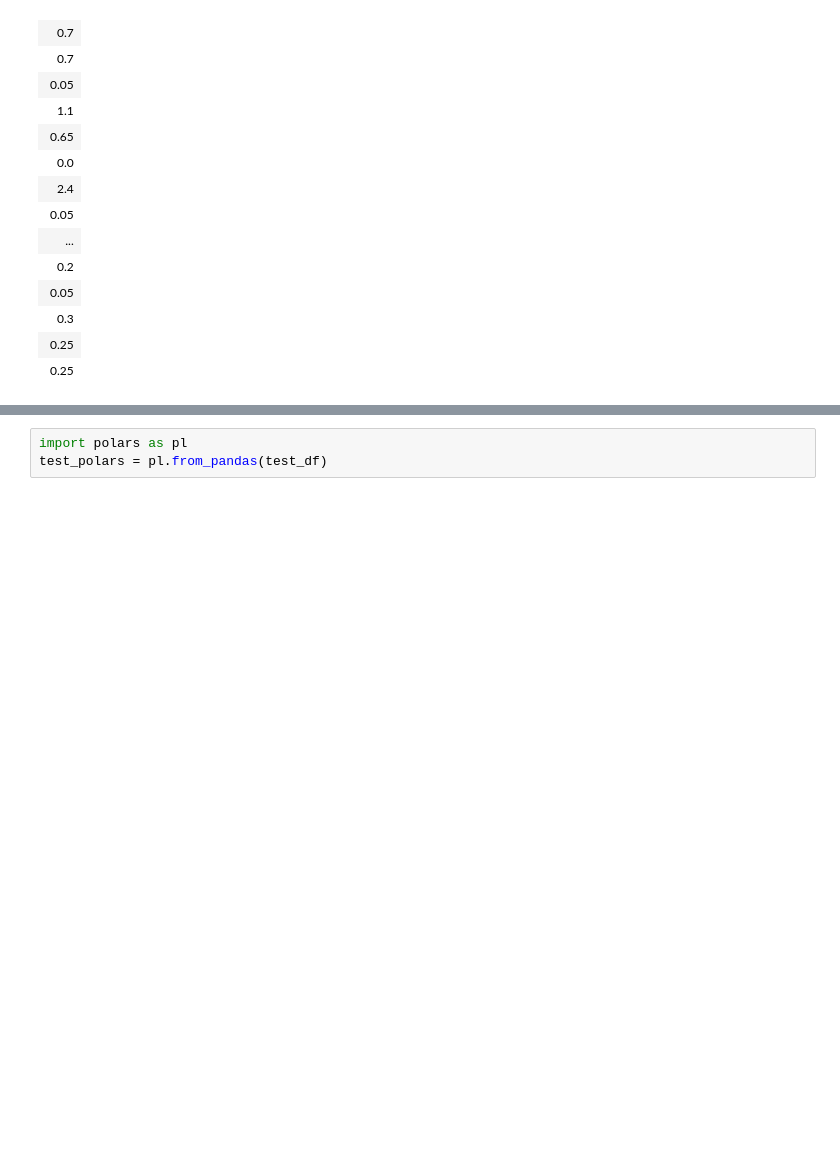
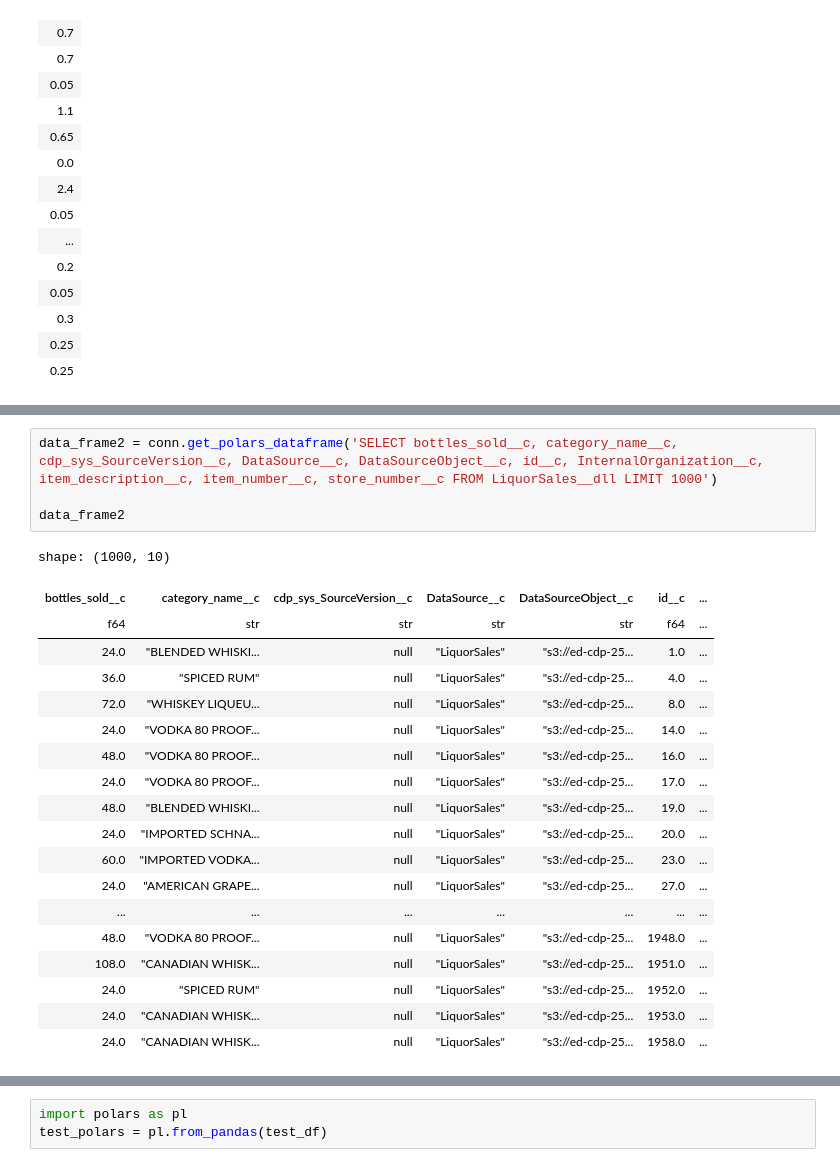
Before and after one commit to artcodex/Algo, a Jupyter notebook: Python/cdp.ipynb, the cells around one changed output, grey strips where cells are left out. Drawn from its saved outputs; the diff is of its cells as text; blank space fills up the shorter version.

Commit message:
Adding polars to CDP

```diff
--- a/Python/cdp.ipynb
+++ b/Python/cdp.ipynb
@@ -149,2 +189,26 @@ shape: (3699434, 1)
+# %%
+data_frame2 = conn.get_polars_dataframe('SELECT bottles_sold__c, category_name__c, cdp_sys_SourceVersion__c, DataSource__c, DataSourceObject__c, id__c, InternalOrganization__c, item_description__c, item_number__c, store_number__c FROM LiquorSales__dll LIMIT 1000')
+
+data_frame2
+# %% [output]
+shape: (1000, 10)
+| bottles_sold__c | category_name__c | cdp_sys_SourceVersion__c | DataSource__c | DataSourceObject__c | id__c | ... |
+| f64 | str | str | str | str | f64 | ... |
+| 24.0 | "BLENDED WHISKI... | null | "LiquorSales" | "s3://ed-cdp-25... | 1.0 | ... |
+| 36.0 | "SPICED RUM" | null | "LiquorSales" | "s3://ed-cdp-25... | 4.0 | ... |
+| 72.0 | "WHISKEY LIQUEU... | null | "LiquorSales" | "s3://ed-cdp-25... | 8.0 | ... |
+| 24.0 | "VODKA 80 PROOF... | null | "LiquorSales" | "s3://ed-cdp-25... | 14.0 | ... |
+| 48.0 | "VODKA 80 PROOF... | null | "LiquorSales" | "s3://ed-cdp-25... | 16.0 | ... |
+| 24.0 | "VODKA 80 PROOF... | null | "LiquorSales" | "s3://ed-cdp-25... | 17.0 | ... |
+| 48.0 | "BLENDED WHISKI... | null | "LiquorSales" | "s3://ed-cdp-25... | 19.0 | ... |
+| 24.0 | "IMPORTED SCHNA... | null | "LiquorSales" | "s3://ed-cdp-25... | 20.0 | ... |
+| 60.0 | "IMPORTED VODKA... | null | "LiquorSales" | "s3://ed-cdp-25... | 23.0 | ... |
+| 24.0 | "AMERICAN GRAPE... | null | "LiquorSales" | "s3://ed-cdp-25... | 27.0 | ... |
+| ... | ... | ... | ... | ... | ... | ... |
+| 48.0 | "VODKA 80 PROOF... | null | "LiquorSales" | "s3://ed-cdp-25... | 1948.0 | ... |
+| 108.0 | "CANADIAN WHISK... | null | "LiquorSales" | "s3://ed-cdp-25... | 1951.0 | ... |
+| 24.0 | "SPICED RUM" | null | "LiquorSales" | "s3://ed-cdp-25... | 1952.0 | ... |
+| 24.0 | "CANADIAN WHISK... | null | "LiquorSales" | "s3://ed-cdp-25... | 1953.0 | ... |
+| 24.0 | "CANADIAN WHISK... | null | "LiquorSales" | "s3://ed-cdp-25... | 1958.0 | ... |
 # %%
 import pandas as pd
```
Also changed, not shown: parts of 7 cells of this notebook.
